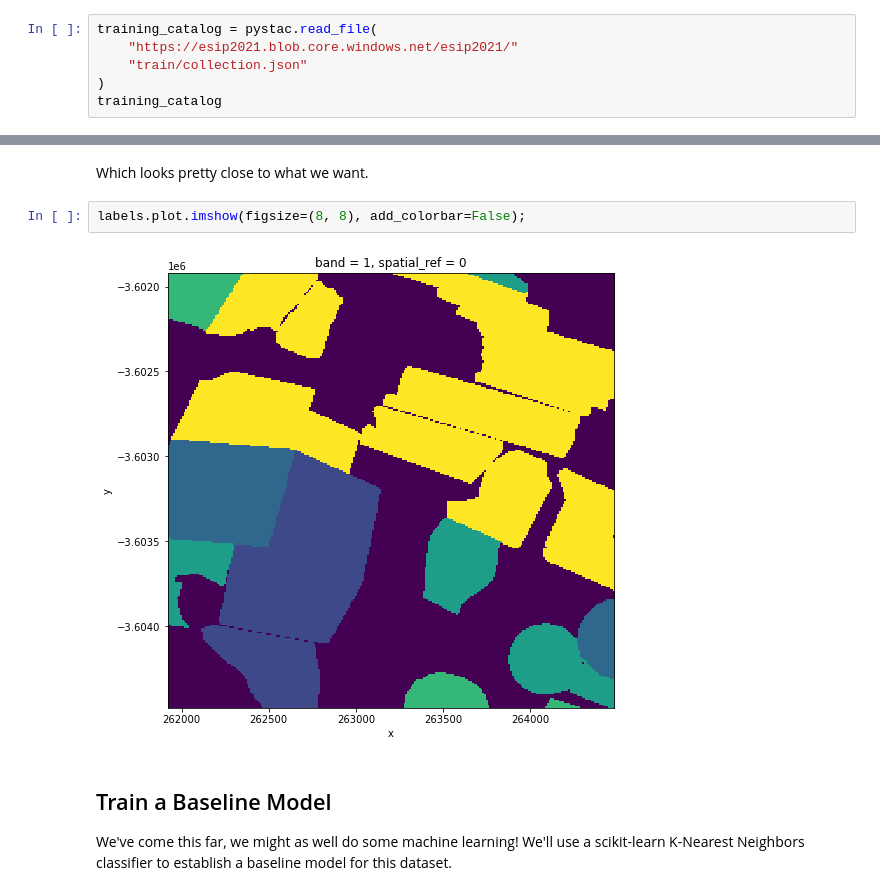
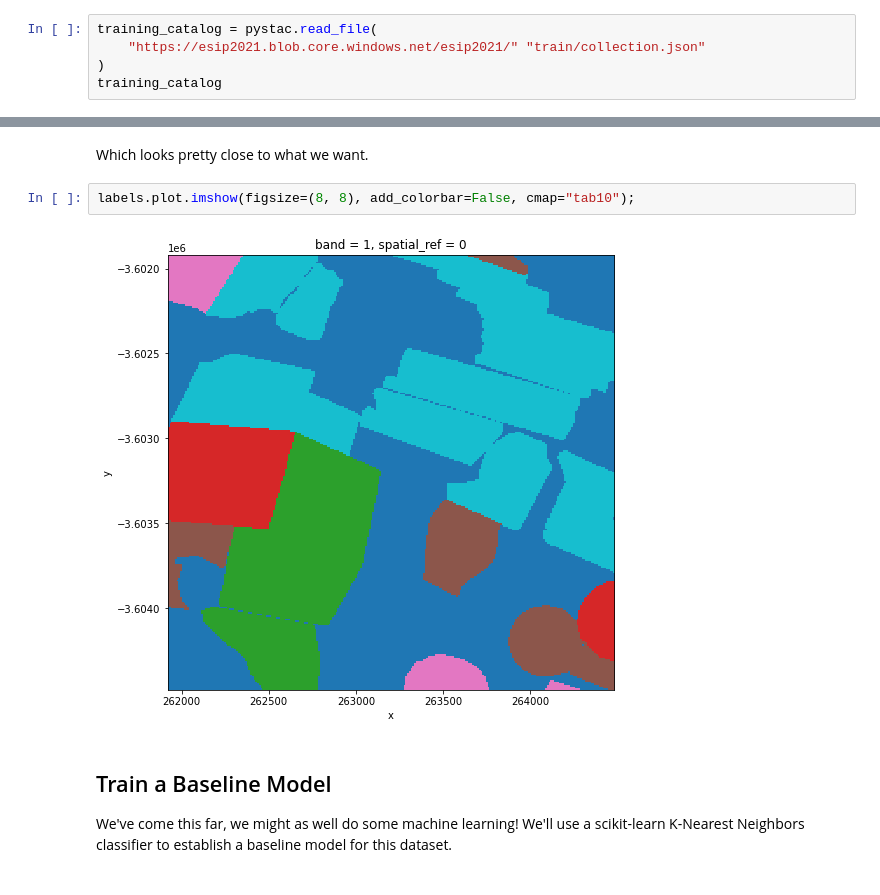
Before and after one commit to TomAugspurger/esip-summer-2021-geospatial-ml, a Jupyter notebook: crop-landcover-explore.ipynb, the cells around one changed output, grey strips where cells are left out. Saved outputs shown, nothing was run; the diff lists cells and outputs as text.

```diff
--- a/crop-landcover-explore.ipynb
+++ b/crop-landcover-explore.ipynb
@@ -33,8 +33,7 @@ warnings.filterwarnings("ignore", "Creating an ndarray from ragged")
 We have a STAC catalog of labels for the training data, which is based off the collection used in the Radiant Earth competition.
 # %%
 training_catalog = pystac.read_file(
-    "https://esip2021.blob.core.windows.net/esip2021/"
-    "train/collection.json"
+    "https://esip2021.blob.core.windows.net/esip2021/" "train/collection.json"
 )
 training_catalog
 # %% [output]
@@ -259,9 +276,9 @@ data2.sel(band="B04").plot.imshow(figsize=(8, 8), cmap="Reds", add_colorbar=Fals
 # %% [markdown]
 Which looks pretty close to what we want.
 # %%
-labels.plot.imshow(figsize=(8, 8), add_colorbar=False);
+labels.plot.imshow(figsize=(8, 8), add_colorbar=False, cmap="tab10");
 # %% [output]
-[figure, old version]
+[figure, new version]
 # %% [markdown]
 ## Train a Baseline Model
 
```
Also changed, not shown: parts of 21 cells of this notebook, 3 other files.
